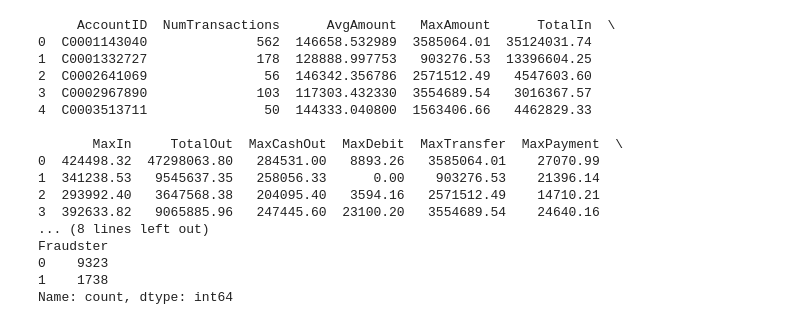
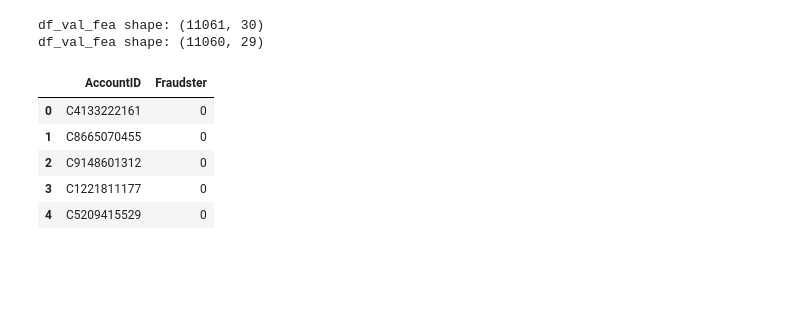
Before and after one commit to Harshithgowdasm/bbdc2025-SSH_ML, a Jupyter notebook: sampling_training.ipynb, the cells around one changed output. Cells and saved outputs as stored; diff of their text form; code cells hidden in the pictures; blank space fills up the shorter version.

```diff
--- a/sampling_training.ipynb
+++ b/sampling_training.ipynb
@@ -25,25 +27,10 @@ yval_df = pd.read_csv('task/validation_set/y_val.csv')
 df_val['Fraudster'] = yval_df['Fraudster']
 y_val = yval_df['Fraudster']
 # Display the first few rows
-print(df.head())
+# print(df.head())
+
+test_df = pd.read_csv('task/test_set/x_test.csv')
+test_agg_df = pd.read_csv('task/test_set/x_test_aggregated.csv')
 
 # Check the distribution of the target variable (Fraudster)
-print(df['Fraudster'].value_counts())
+# print(df_val['Fraudster'].value_counts())
-# %% [output]
-     AccountID  NumTransactions      AvgAmount   MaxAmount      TotalIn  \
-0  C0001143040              562  146658.532989  3585064.01  35124031.74
-1  C0001332727              178  128888.997753   903276.53  13396604.25
-2  C0002641069               56  146342.356786  2571512.49   4547603.60
-3  C0002967890              103  117303.432330  3554689.54   3016367.57
-4  C0003513711               50  144333.040800  1563406.66   4462829.33
-
-       MaxIn     TotalOut  MaxCashOut  MaxDebit  MaxTransfer  MaxPayment  \
-0  424498.32  47298063.80   284531.00   8893.26   3585064.01    27070.99
-1  341238.53   9545637.35   258056.33      0.00    903276.53    21396.14
-2  293992.40   3647568.38   204095.40   3594.16   2571512.49    14710.21
-3  392633.82   9065885.96   247445.60  23100.20   3554689.54    24640.16
-... (8 lines left out)
-Fraudster
-0    9323
-1    1738
-Name: count, dtype: int64
@@ -49,0 +46,26 @@ Name: count, dtype: int64
+# %%
+
+df_fe = pd.read_csv("aggregated_features.csv")
+df_fea = pd.merge(df, df_fe, on='AccountID', how='inner')  # 'inner', 'left', 'right', or 'outer'
+print("df_val_fea shape:", df_fea.shape)
+df_fea['Fraudster'] = y_df['Fraudster']
+
+df_val_fe = pd.read_csv('X_val_aggregated_features.csv')
+df_val_fea = pd.merge(df_val, df_val_fe, on='AccountID', how='inner')
+df_val_fea['Fraudster'] = yval_df['Fraudster']
+
+df_test_fe = pd.read_csv('X_test_aggregated_features.csv')
+df_test_fea = pd.merge(test_agg_df, df_test_fe, on='AccountID', how='inner')
+print("df_val_fea shape:", df_test_fea.shape)
+# %% [output]
+df_val_fea shape: (11061, 30)
+df_val_fea shape: (11060, 29)
+# %%
+y_df.head()
+# %% [output]
+|  | AccountID | Fraudster |
+| 0 | C4133222161 | 0 |
+| 1 | C8665070455 | 0 |
+| 2 | C9148601312 | 0 |
+| 3 | C1221811177 | 0 |
+| 4 | C5209415529 | 0 |
```
Also changed, not shown: parts of 39 cells of this notebook, 10 other files.
